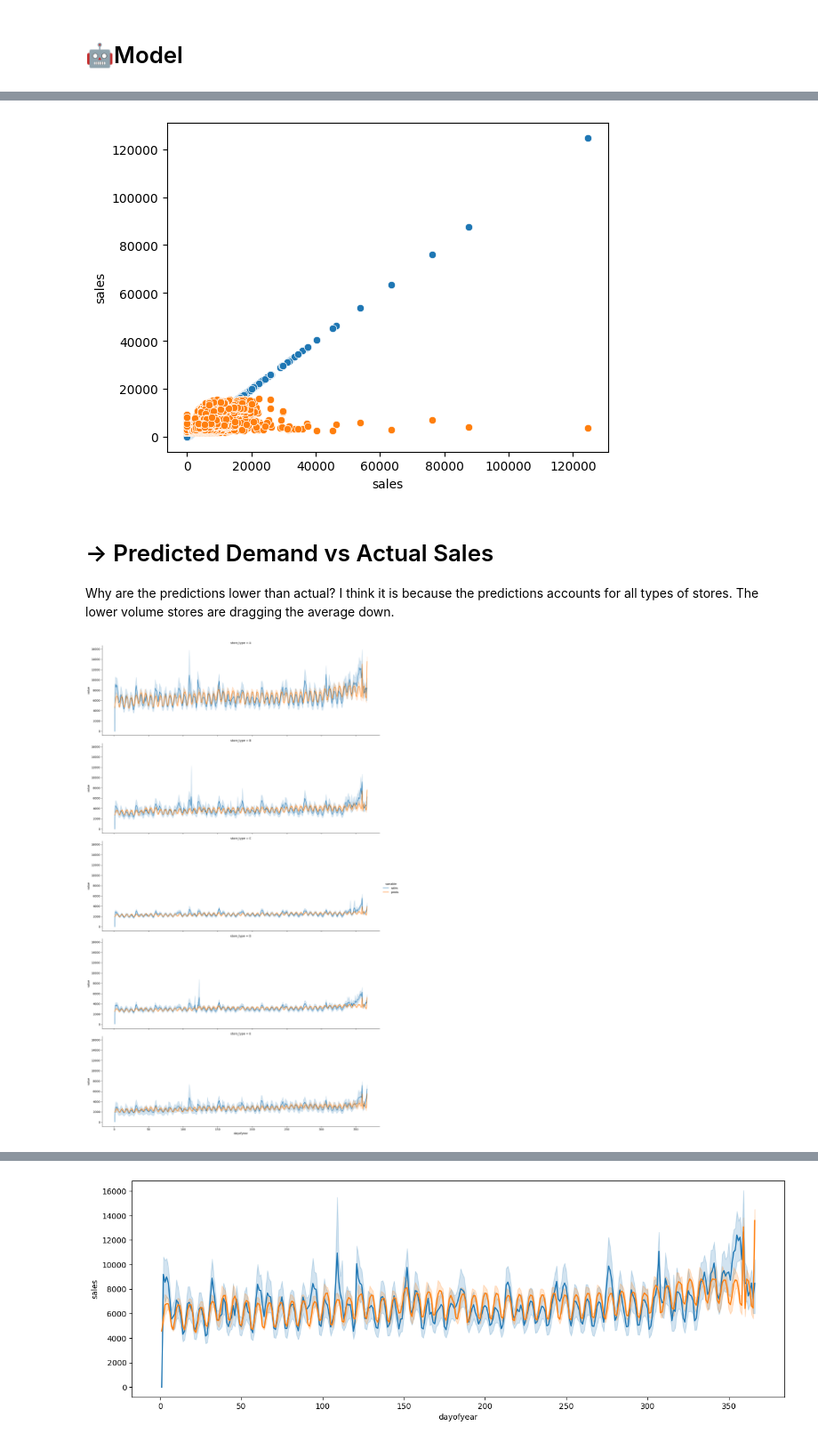
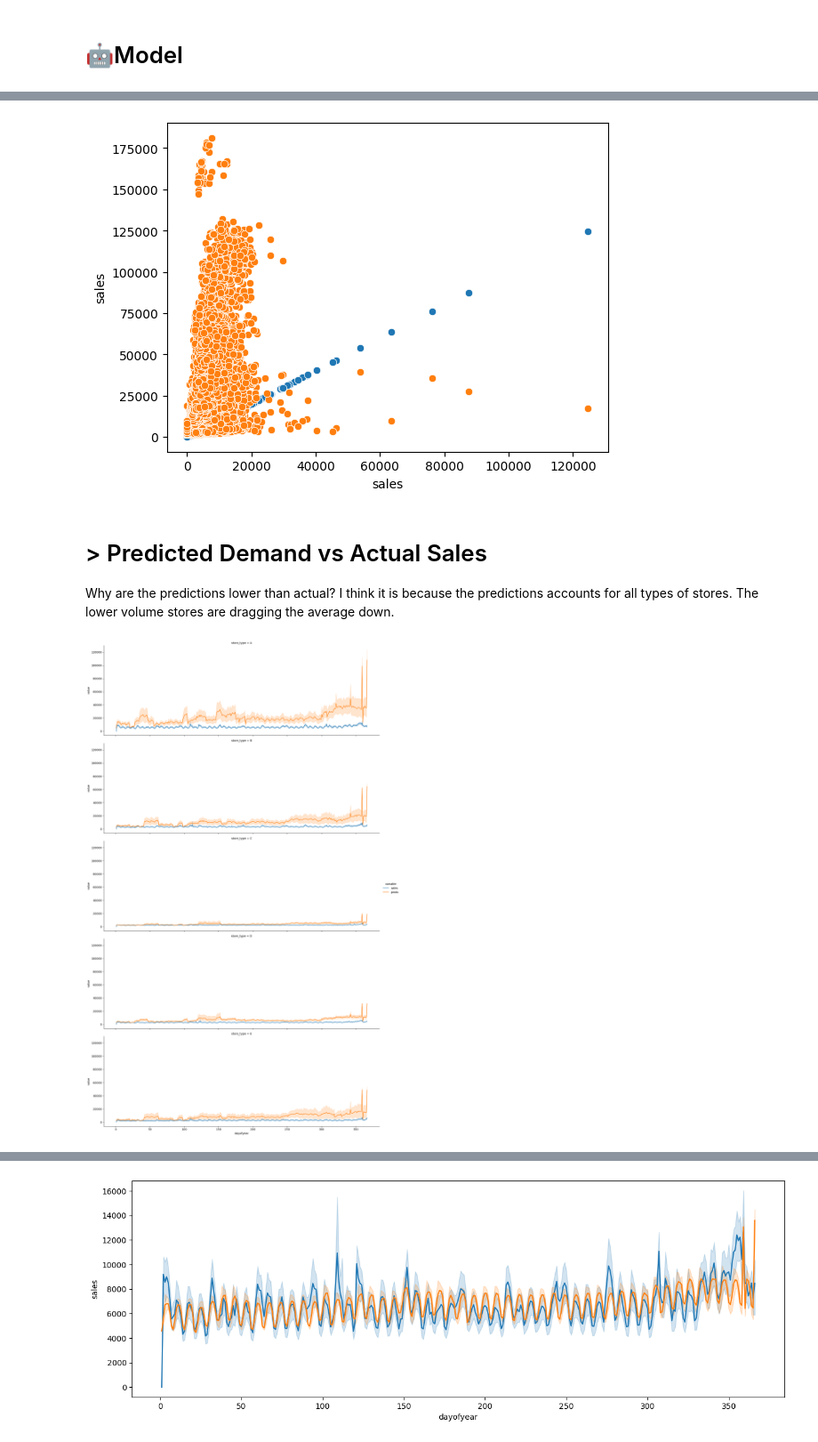
Before and after one commit to cmd-master/store-sales, a Jupyter notebook: store-sales.ipynb, the cells around one changed output, grey strips where cells are left out. Shown at 89% size. Cells and saved outputs as stored; diff of their text form; code cells hidden in the pictures.

Commit message:
Kaggle Notebook | Store Sales. Linear Regression. [1.98395] | Version 37

```diff
--- a/store-sales.ipynb
+++ b/store-sales.ipynb
@@ -174,24 +174,23 @@ from sklearn.preprocessing import StandardScaler, OneHotEncoder
 from sklearn.impute import SimpleImputer
 
 class DataSelect(BaseEstimator, TransformerMixin):
-    def __init__(self, att):
+    def __init__(self, att, storetype):
         self.att = att
+        self.storetype = storetype
     def fit(self, X, y=None):
         return self
     def transform(self, X, y=None):
-        X = cleanData(X) ## Find this at Top.
+        X = cleanData(X, self.storetype) ## Find this at Top.
         return X[self.att]
 
 num_pp = Pipeline([
-    ('dataselect', DataSelect(['onpromotion', 'weeknum']))
+    ('dataselect', DataSelect(['onpromotion', 'weeknum'], store_type))
     , ('impute', SimpleImputer(strategy='mean'))
     , ('scaler', StandardScaler())
 ])
 
 cat_pp = Pipeline([
-    ('dataselect', DataSelect(['weekname'
-#                                , 'store_nbr' ## some items not sold on all stores.
-                              ]))
+    ('dataselect', DataSelect(['weekname'], store_type))
     , ('encoder', OneHotEncoder(sparse_output=False, handle_unknown='ignore'))
 ])
 
@@ -215,16 +214,16 @@ def trainModels(d):
     ms = {}
     ps = {}
     for member in d['family'].unique():
-        for store_type in d['store_type'].unique():
+        for st in d['store_type'].unique():
             m = LinearRegression()
-            tr = d.loc[(d['family'] == member) & (d['store_type'] == store_type)]
+            tr = d.loc[(d['family'] == member) & (d['store_type'] == st)]
             p = pipe.fit(tr)
             x = p.transform(tr)
             y = tr[target]
 
             m.fit(x, y)
-            ms[member + "|" + store_type] = m
-            ps[member + "|" + store_type] = p
+            ms[member + "|" + st] = m
+            ps[member + "|" + st] = p
 
     return ms, ps
 
@@ -237,4 +238,8 @@ def makePredictions(d, m, p):
 # %%
-train['preds'] = (train.groupby(['family', 'store_type'])
-         .apply(makePredictions, models, pipes)
-         .reset_index(['family', 'store_type'], drop=True))
+g = train.copy()
+g = g.query('family == "GROCERY I"')
+# models, pipes = trainModels(g)
+gettrain = (g.groupby(['family', 'store_type'])
+            .apply(makePredictions, models, pipes)
+            .reset_index(['family', 'store_type'], drop=True))
+gettrain
@@ -243,6 +311,6 @@ train['preds'] = (train.groupby(['family', 'store_type'])
 # %%
 g = train.query('family == "GROCERY I"').copy()
-models, pipes = trainModels(g)
+# models, pipes = trainModels(g)
 
 g['preds'] = (g.groupby(['family', 'store_type'])
               .apply(makePredictions, models, pipes)
@@ -253,29 +321,30 @@ sns.scatterplot(x=x,y=x);
 sns.scatterplot(x=x,y=y);
 # improve this. you are in the right direction.
 # %% [output]
-[figure, old version]
+[figure, new version]
 # %% [markdown]
-# → Predicted Demand vs Actual Sales
+# > Predicted Demand vs Actual Sales
 Why are the predictions lower than actual? I think it is because the predictions accounts for all types of stores. The lower volume stores are dragging the average down.
 # %%
+## Get the item first then train.
 g = train.copy()
 g = g.query('family == "GROCERY I"')
-models, pipes = trainModels(g)
+# models, pipes = trainModels(g)
 
 g['preds'] = (g.groupby(['family', 'store_type'])
               .apply(makePredictions, models, pipes)
               .reset_index(['family', 'store_type'], drop=True))
 
 ## I need to understand how this index works.
 ## I should not be resetting indexes all the time.
 ## I need to use it to my advantage.
 
 g = g[['store_type', 'sales', 'preds', 'dayofyear']]
 g = pd.melt(g, id_vars=['store_type', 'dayofyear'])
 
 sns.relplot(g, x='dayofyear', y='value', hue='variable'
             , row='store_type'
             , row_order=list('ABCDE')
             , kind='line', aspect=3);
 # %% [output]
-[figure, old version]
+[figure, new version]
```
Also changed, not shown: parts of 19 cells of this notebook.
